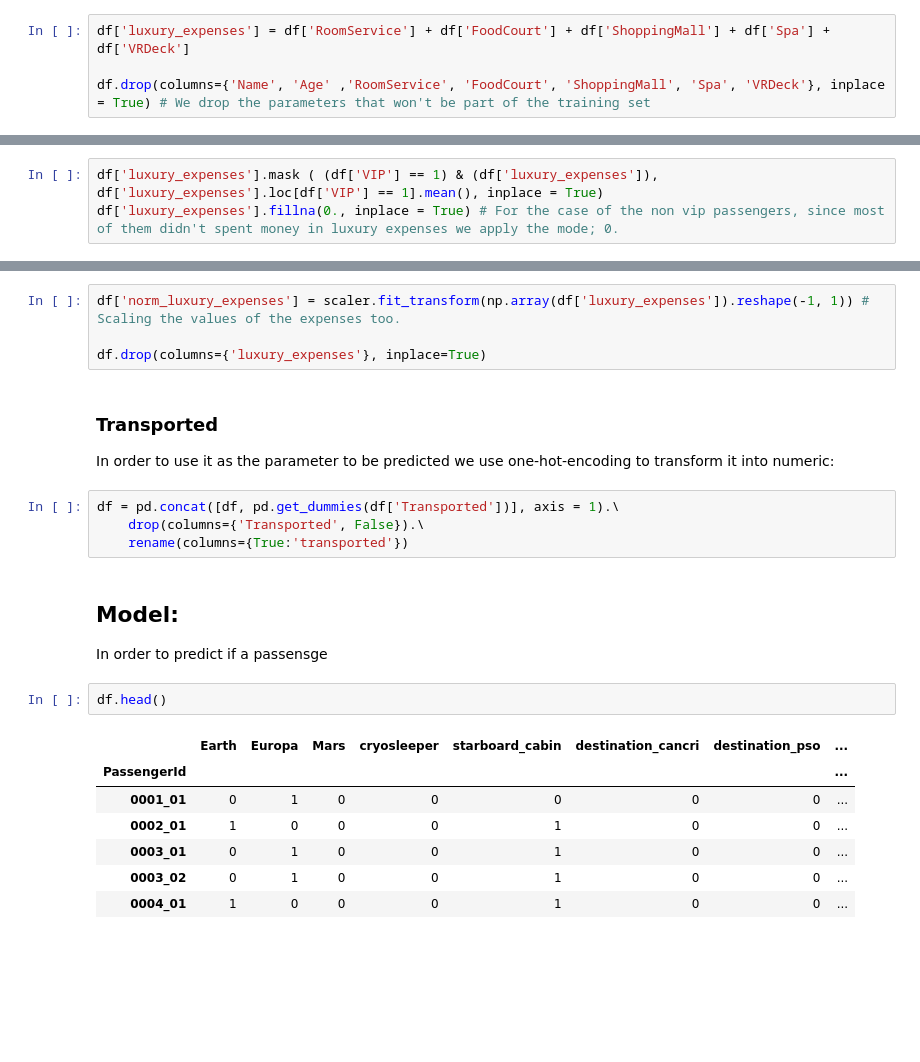
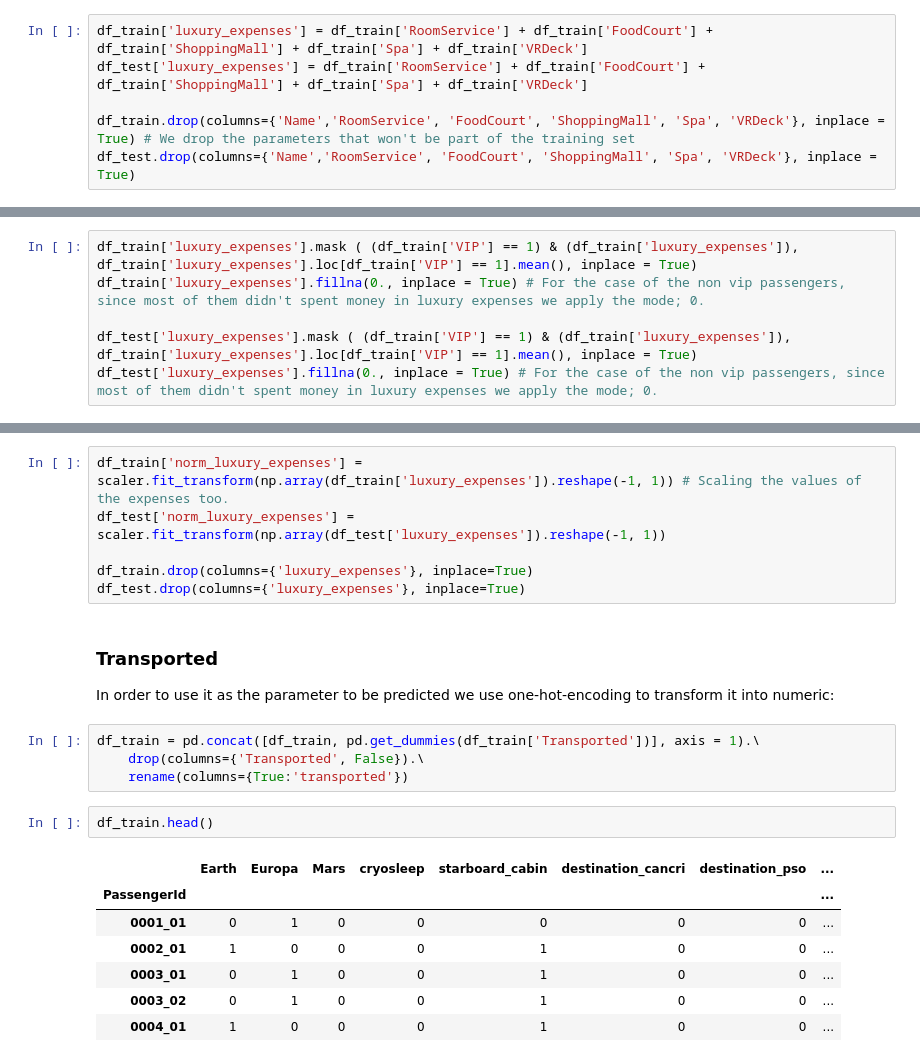
Before and after one commit to mateoricio/spaceship-titanic, a Jupyter notebook: spaceship-titanic.ipynb, the cells around one changed output, grey strips where cells are left out. Saved outputs shown, nothing was run; the diff lists cells and outputs as text; blank space fills up the shorter version.

Commit message:
Model and submission added

```diff
--- a/spaceship-titanic.ipynb
+++ b/spaceship-titanic.ipynb
@@ -232,6 +326,8 @@ As their name suggest they are luxury expenses so we will follow the next strate
 
 * For the VIP passengers we will take the mean of the VIP as the expected value for the expenses in the null values.
 # %%
-df['luxury_expenses'] = df['RoomService'] + df['FoodCourt'] + df['ShoppingMall'] + df['Spa'] + df['VRDeck']
+df_train['luxury_expenses'] = df_train['RoomService'] + df_train['FoodCourt'] + df_train['ShoppingMall'] + df_train['Spa'] + df_train['VRDeck']
+df_test['luxury_expenses'] = df_train['RoomService'] + df_train['FoodCourt'] + df_train['ShoppingMall'] + df_train['Spa'] + df_train['VRDeck']
 
-df.drop(columns={'Name', 'Age' ,'RoomService', 'FoodCourt', 'ShoppingMall', 'Spa', 'VRDeck'}, inplace = True) # We drop the parameters that won't be part of the training set
+df_train.drop(columns={'Name','RoomService', 'FoodCourt', 'ShoppingMall', 'Spa', 'VRDeck'}, inplace = True) # We drop the parameters that won't be part of the training set
+df_test.drop(columns={'Name','RoomService', 'FoodCourt', 'ShoppingMall', 'Spa', 'VRDeck'}, inplace = True)
@@ -260,3 +334,6 @@ memory usage: 546.7+ KB
 # %%
-df['luxury_expenses'].mask ( (df['VIP'] == 1) & (df['luxury_expenses']), df['luxury_expenses'].loc[df['VIP'] == 1].mean(), inplace = True)
-df['luxury_expenses'].fillna(0., inplace = True) # For the case of the non vip passengers, since most of them didn't spent money in luxury expenses we apply the mode; 0.
+df_train['luxury_expenses'].mask ( (df_train['VIP'] == 1) & (df_train['luxury_expenses']), df_train['luxury_expenses'].loc[df_train['VIP'] == 1].mean(), inplace = True)
+df_train['luxury_expenses'].fillna(0., inplace = True) # For the case of the non vip passengers, since most of them didn't spent money in luxury expenses we apply the mode; 0.
+
+df_test['luxury_expenses'].mask ( (df_train['VIP'] == 1) & (df_train['luxury_expenses']), df_train['luxury_expenses'].loc[df_train['VIP'] == 1].mean(), inplace = True)
+df_test['luxury_expenses'].fillna(0., inplace = True) # For the case of the non vip passengers, since most of them didn't spent money in luxury expenses we apply the mode; 0.
@@ -286,23 +340,21 @@ memory usage: 546.7+ KB
 # %%
-df['norm_luxury_expenses'] = scaler.fit_transform(np.array(df['luxury_expenses']).reshape(-1, 1)) # Scaling the values of the expenses too.
+df_train['norm_luxury_expenses'] = scaler.fit_transform(np.array(df_train['luxury_expenses']).reshape(-1, 1)) # Scaling the values of the expenses too.
+df_test['norm_luxury_expenses'] = scaler.fit_transform(np.array(df_test['luxury_expenses']).reshape(-1, 1))
 
-df.drop(columns={'luxury_expenses'}, inplace=True)
+df_train.drop(columns={'luxury_expenses'}, inplace=True)
+df_test.drop(columns={'luxury_expenses'}, inplace=True)
 # %% [markdown]
 ### Transported
 
 In order to use it as the parameter to be predicted we use one-hot-encoding to transform it into numeric:
 # %%
-df = pd.concat([df, pd.get_dummies(df['Transported'])], axis = 1).\
+df_train = pd.concat([df_train, pd.get_dummies(df_train['Transported'])], axis = 1).\
     drop(columns={'Transported', False}).\
     rename(columns={True:'transported'})
-# %% [markdown]
-## Model:
-
-In order to predict if a passensge
 # %%
-df.head()
+df_train.head()
 # %% [output]
-|  | Earth | Europa | Mars | cryosleeper | starboard_cabin | destination_cancri | destination_pso | ... |
+|  | Earth | Europa | Mars | cryosleep | starboard_cabin | destination_cancri | destination_pso | ... |
 | PassengerId |  |  |  |  |  |  |  | ... |
 | 0001_01 | 0 | 1 | 0 | 0 | 0 | 0 | 0 | ... |
 | 0002_01 | 1 | 0 | 0 | 0 | 1 | 0 | 0 | ... |
```
Also changed, not shown: parts of 50 cells of this notebook, 1 other file.
